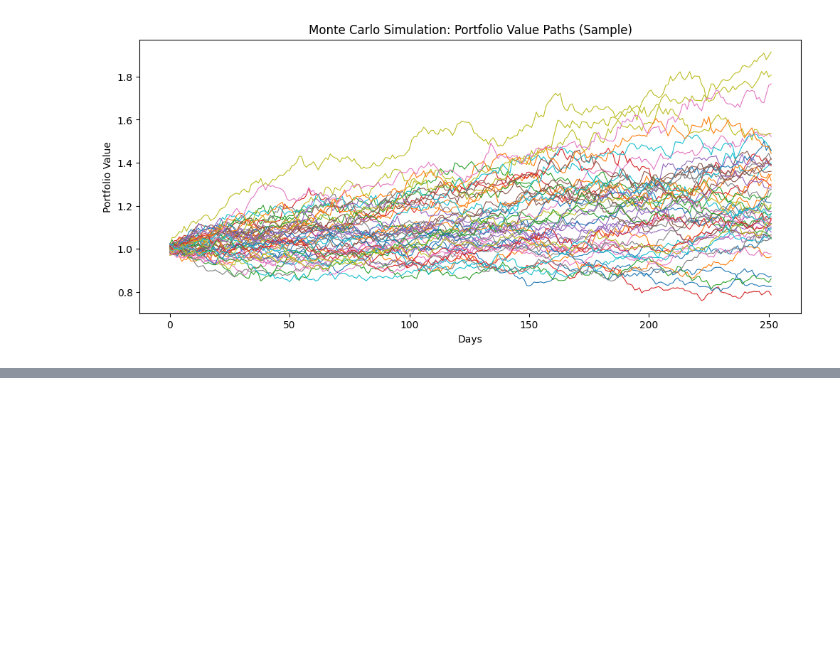
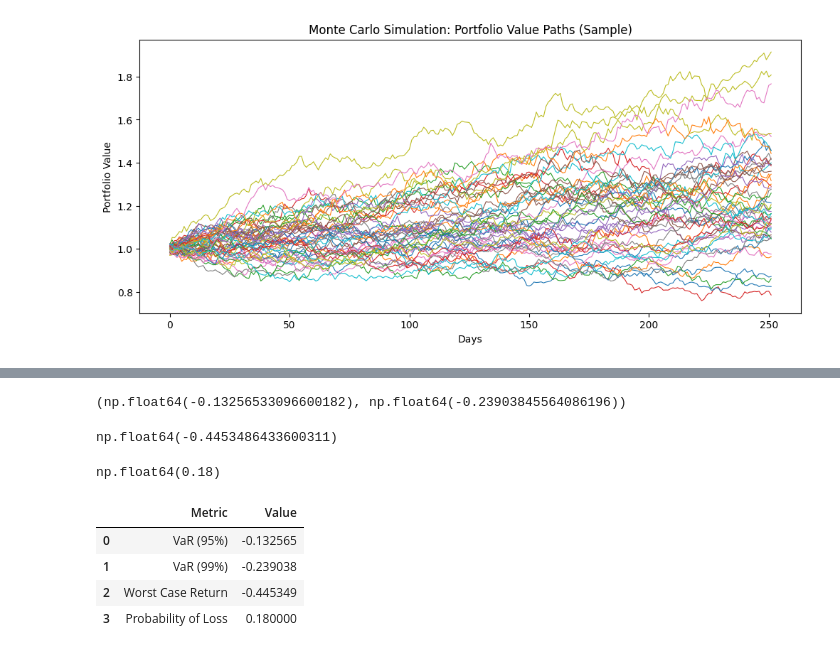
Before and after one commit to tsai143/financial-risk-analytics, a Jupyter notebook: notebooks/week3_monte_carlo_simulation.ipynb, the cells around one changed output, grey strips where cells are left out. Saved outputs shown, nothing was run; the diff lists cells and outputs as text; code cells hidden in the pictures; blank space fills up the shorter version.

Commit message:
Week-3 Step-3: Compute risk metrics including VaR, worst-case and loss probability

```diff
--- a/notebooks/week3_monte_carlo_simulation.ipynb
+++ b/notebooks/week3_monte_carlo_simulation.ipynb
@@ -178,0 +202,48 @@ plt.show()
+# %%
+# Calculate Value at Risk (VaR)
+# Using historical simulation from Monte Carlo output
+
+var_95 = np.percentile(final_returns, 5)   # 95% confidence
+var_99 = np.percentile(final_returns, 1)   # 99% confidence
+
+var_95, var_99
+# %% [output]
+(np.float64(-0.13256533096600182), np.float64(-0.23903845564086196))
+# %%
+# Worst-case (minimum) portfolio return
+worst_case_return = final_returns.min()
+
+worst_case_return
+# %% [output]
+np.float64(-0.4453486433600311)
+# %%
+# Probability that portfolio ends with a loss
+probability_of_loss = (final_returns < 0).mean()
+
+probability_of_loss
+# %% [output]
+np.float64(0.18)
+# %%
+# Create risk summary table
+risk_summary = pd.DataFrame({
+    "Metric": [
+        "VaR (95%)",
+        "VaR (99%)",
+        "Worst Case Return",
+        "Probability of Loss"
+    ],
+    "Value": [
+        var_95,
+        var_99,
+        worst_case_return,
+        probability_of_loss
+    ]
+})
+
+risk_summary
+# %% [output]
+|  | Metric | Value |
+| 0 | VaR (95%) | -0.132565 |
+| 1 | VaR (99%) | -0.239038 |
+| 2 | Worst Case Return | -0.445349 |
+| 3 | Probability of Loss | 0.180000 |
```
Also changed, not shown: parts of 1 cell of this notebook.
